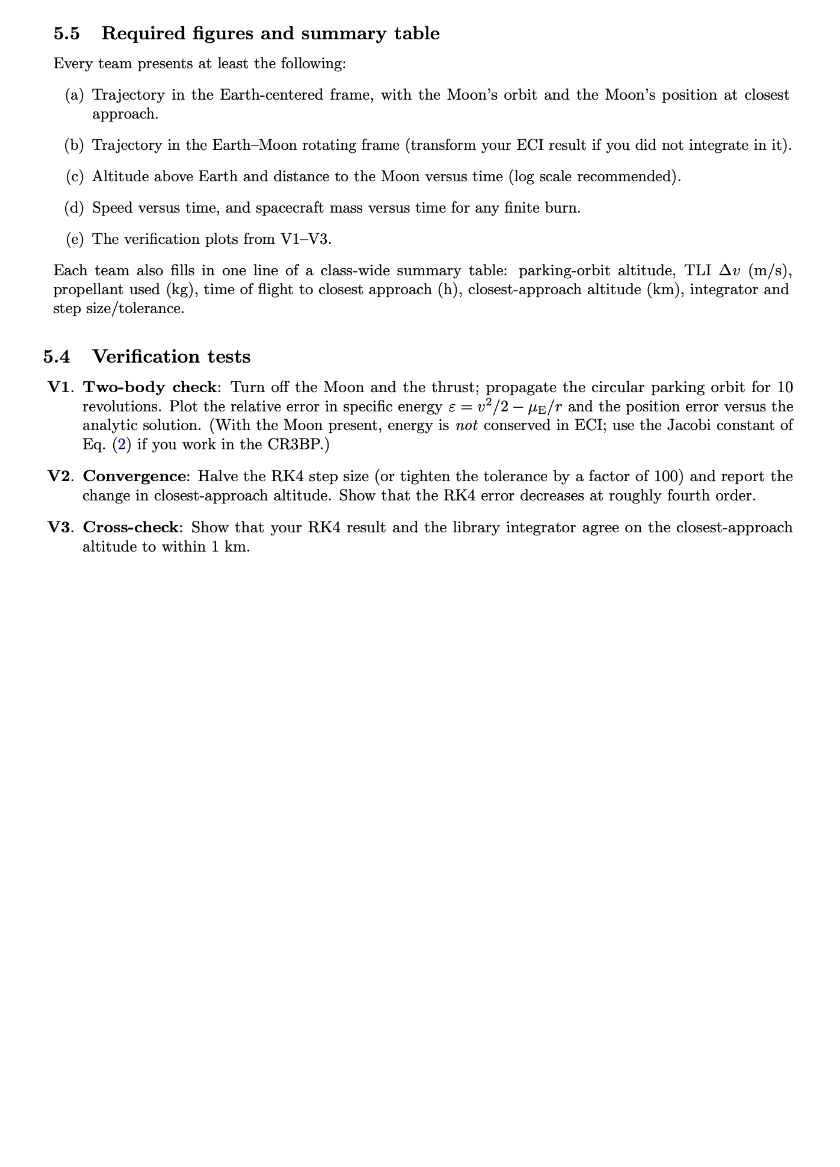
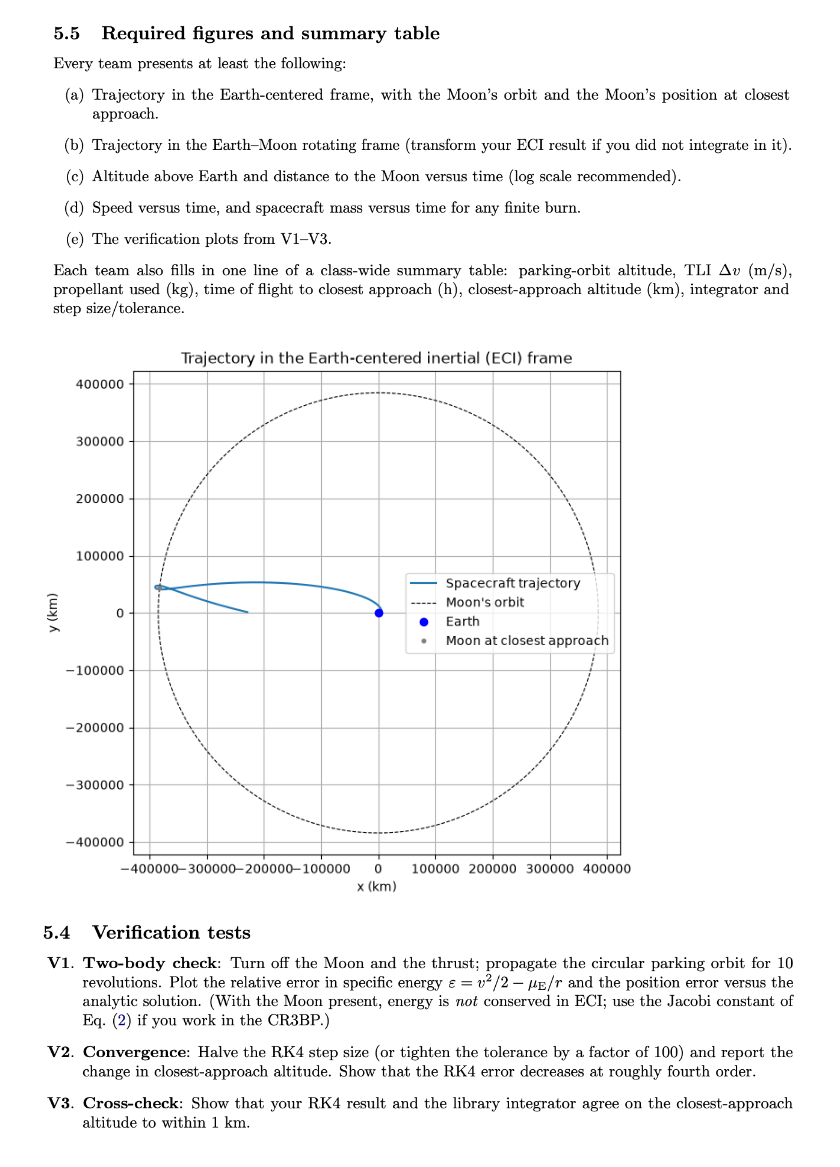
Before and after one commit to JosephLitjens/DynamicsProject1, a Jupyter notebook: ArtemisLaunch.ipynb, the cells around one changed output. Drawn from its saved outputs; the diff is of its cells as text; code cells hidden in the pictures; blank space fills up the shorter version.

```diff
--- a/ArtemisLaunch.ipynb
+++ b/ArtemisLaunch.ipynb
@@ -93,8 +93,8 @@ def run_sim(state0, T, Isp, t_start, t_end, N):
 # %%
 ## Task 5: TLI Burn
 
-dv_TLI = 3141.5 #m/s, impulsive TLI (instantaneous change in velocity), section 4.5 said 3100 baseline, but we tuned via trial-and-error to meet spec
-t_end = 100*3600 #s, coasting
+dv_TLI = 3145 #m/s, impulsive TLI (instantaneous change in velocity), section 4.5 said 3100 baseline, but we tuned via trial-and-error to meet spec
+t_end = 150*3600 #s, coasting for a number of hours
 T_off = np.zeros(3) #no thrust during the coast
 
 m_prop = m0*(1 - np.exp(-dv_TLI/(Isp*g0))) #propellant used, from the rocket equation
@@ -126,2 +126,26 @@ TLI delta v (impulsive) = 3141.5 m/s, propellant used = 637.1 kg
 # %% [markdown]
 ![image.png](attachment:image.png)
+# %%
+## Task 6A: Trajectory in the Earth-centered frame
+
+fig, ax = plt.subplots(figsize=(7, 7))
+
+ax.plot(state_rk4[:, 0]/1000, state_rk4[:, 1]/1000, label='Spacecraft trajectory') #spacecraft path in ECI, converted to km
+
+ang = np.linspace(0, 2*np.pi, 400)
+ax.plot(d_EM/1000*np.cos(ang), d_EM/1000*np.sin(ang), 'k--', linewidth=0.8, label="Moon's orbit") #moon's circular orbit
+
+ax.plot(0, 0, 'bo', label='Earth', color='blue', markersize=6) #earth at the origin
+
+moon_close_pos = moon_pos_t[min_alt_rk4] #moon position at the time of closest approach
+ax.plot(moon_close_pos[0]/1000, moon_close_pos[1]/1000, 'o', color='gray', markersize=3, label='Moon at closest approach')
+
+ax.set_aspect('equal') #equal axis scaling so the moon orbit appears circular
+ax.set_xlabel('x (km)')
+ax.set_ylabel('y (km)')
+ax.set_title('Trajectory in the Earth-centered inertial (ECI) frame')
+ax.legend()
+ax.grid(True)
+plt.show()
+# %% [output]
+[figure, added]
```
Also changed, not shown: parts of 8 cells of this notebook.
